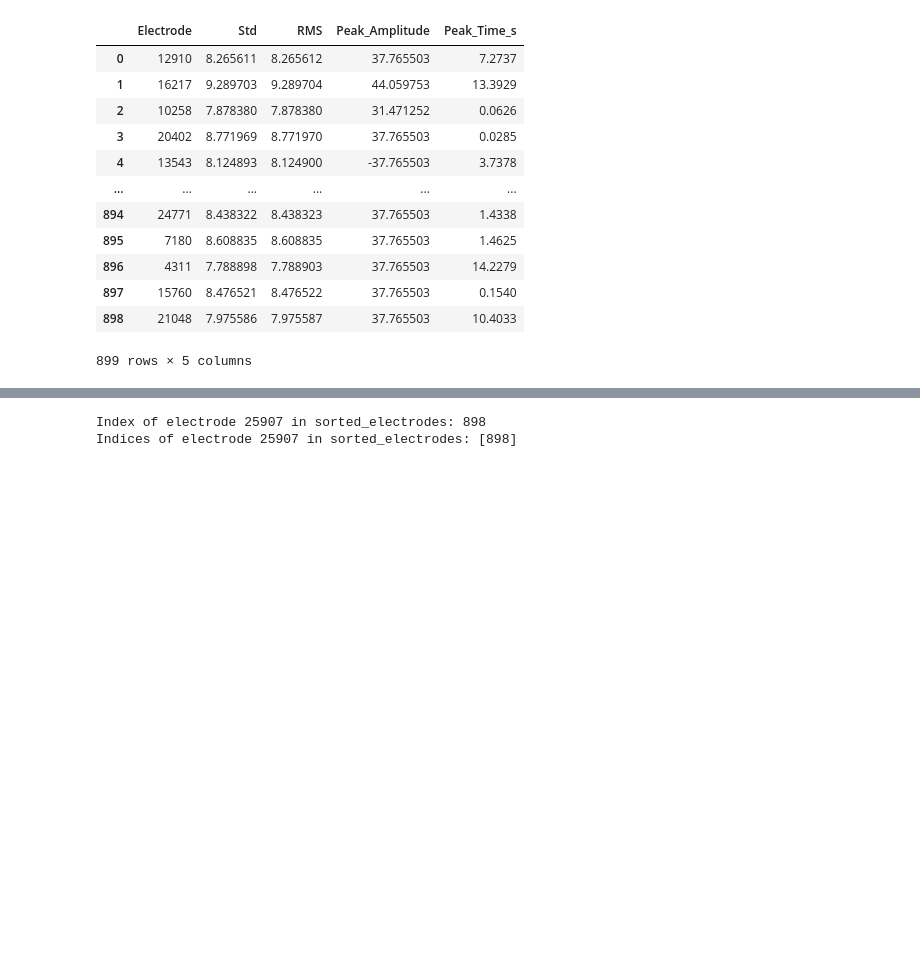
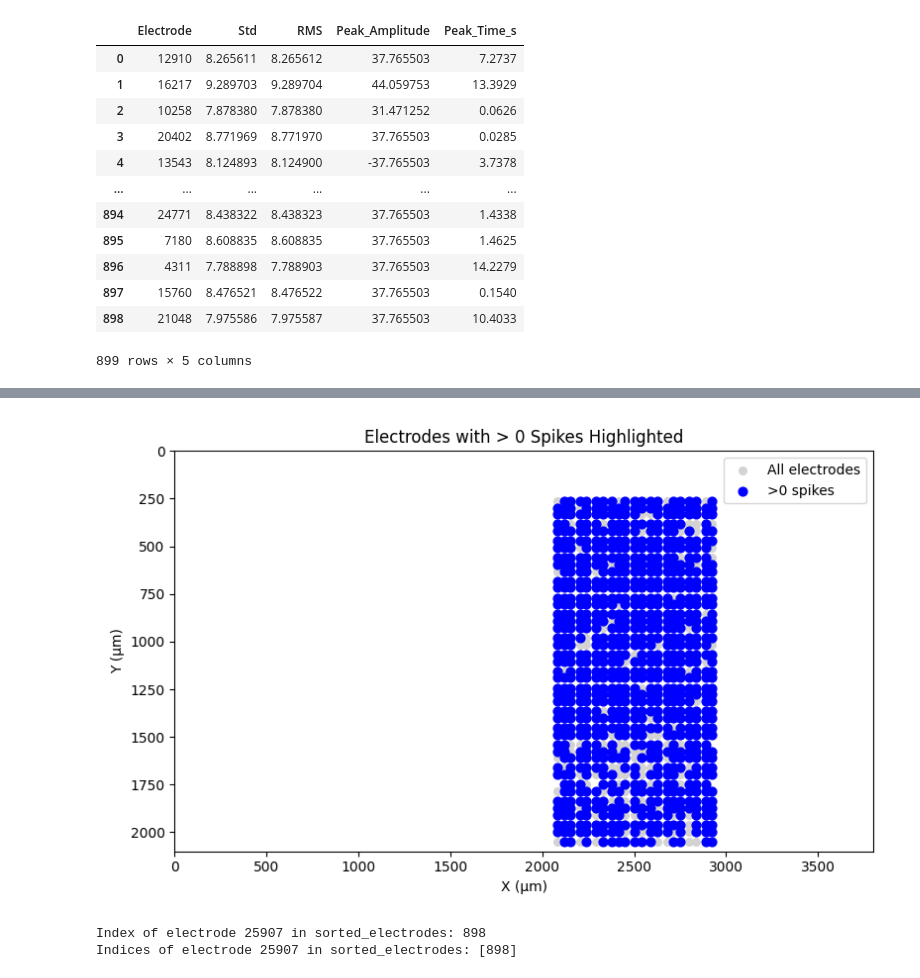
Before and after one commit to roybens/MEA_Analysis, a Jupyter notebook: IPNAnalysis/BrianSliceanalysis.ipynb, the cells around one changed output, grey strips where cells are left out. Cells and saved outputs as stored; diff of their text form; code cells hidden in the pictures; blank space fills up the shorter version.

```diff
--- a/IPNAnalysis/BrianSliceanalysis.ipynb
+++ b/IPNAnalysis/BrianSliceanalysis.ipynb
@@ -887,3 +888,33 @@ peak_summary_df
+# %%
+import numpy as np
+
+import matplotlib.pyplot as plt
+
+# Get electrode locations as numpy array
+locs = np.array(recording_chunk.get_channel_locations())
+electrodes_arr = np.array(electrodes)
+
+# Find electrodes with > 0 spike count
+spike_count = np.array([len(spike_times_electrode.get(e, [])) for e in electrodes_arr])
+has_spikes = spike_count > 0
+
+# Plot all electrodes in gray
+plt.figure(figsize=(8, 5))
+plt.scatter(locs[:, 0], locs[:, 1], c='lightgray', s=30, label='All electrodes')
+
+# Highlight electrodes with > 0 spikes in blue
+plt.scatter(locs[has_spikes, 0], locs[has_spikes, 1], c='blue', s=40, label='>0 spikes')
+plt.xlim([0, 3800])
+plt.ylim([0, 2100])
+plt.xlabel('X (μm)')
+plt.ylabel('Y (μm)')
+plt.title('Electrodes with > 0 Spikes Highlighted')
+plt.legend()
+plt.gca().invert_yaxis()
+plt.tight_layout()
+plt.show()
+# %% [output]
+[figure, added]
 # %%
 # Find index in sorted_electrodes
 try:
```
Also changed, not shown: parts of 7 cells of this notebook.
